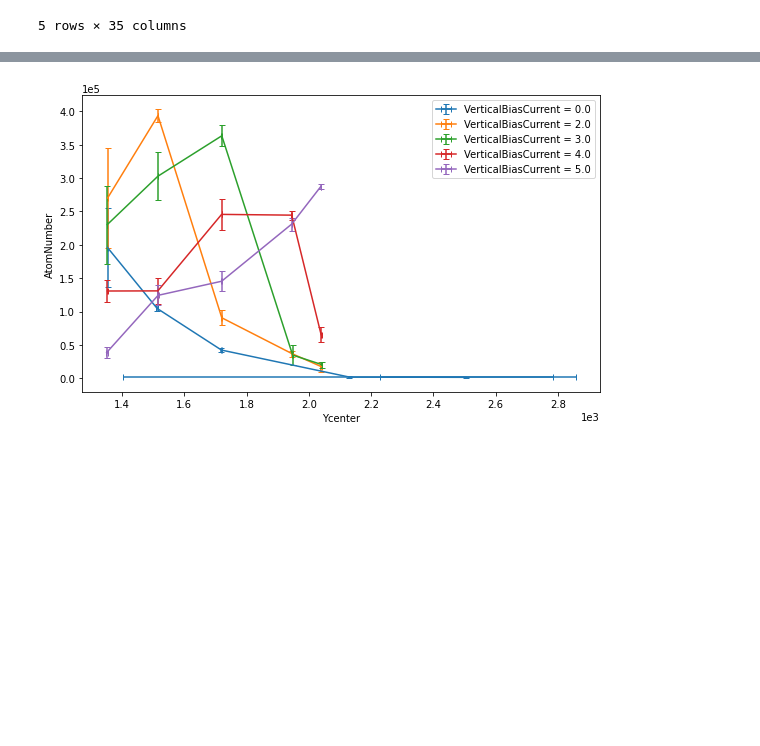
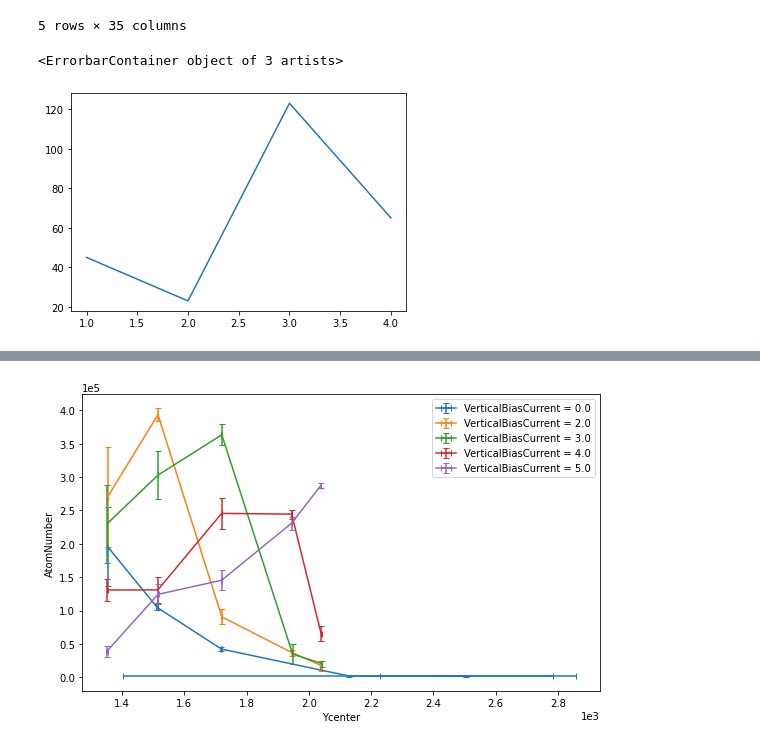
Before and after one commit to insommer/AnalysisCode, a Jupyter notebook: Applications/Result Analysis.ipynb, the cells around one changed output, grey strips where cells are left out. Cells and saved outputs as stored; diff of their text form; code cells hidden in the pictures; blank space fills up the shorter version.

```diff
--- a/Applications/Result Analysis.ipynb
+++ b/Applications/Result Analysis.ipynb
@@ -391,3 +389,8 @@ ImageAnalysisCode.PlotFromDataCSV?
+# %%
+plt.errorbar([1,2,3,4], [45,23,123,65], [np.nan]*4)
+# %% [output]
+<ErrorbarContainer object of 3 artists>
+[figure, added]
 # %%
 df = pd.read_csv(r'Z:\ats317group\Data\2023\09-2023\29 Sep 2023\Data Folder 5-9.csv')
 # %%
```
Also changed, not shown: parts of 3 cells of this notebook, 6 other files.
